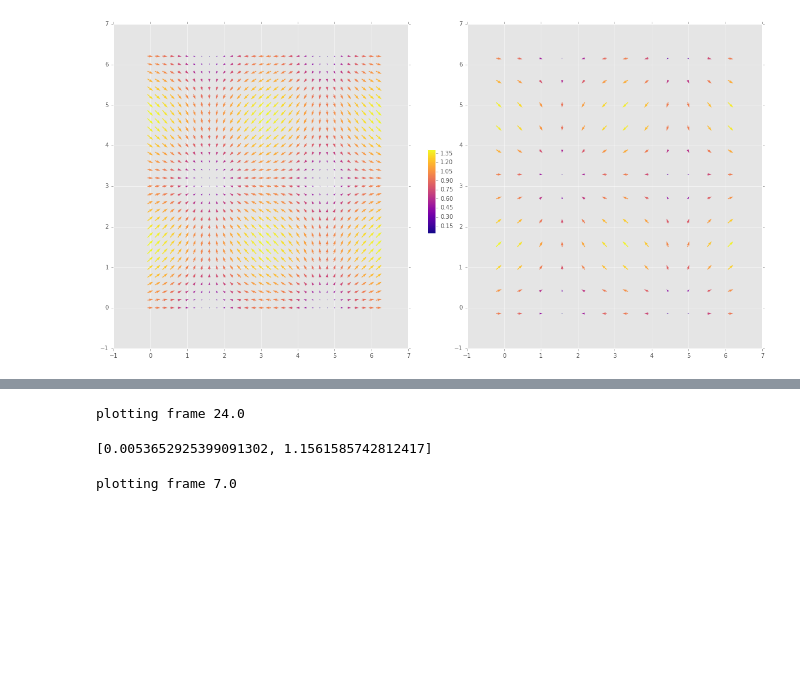
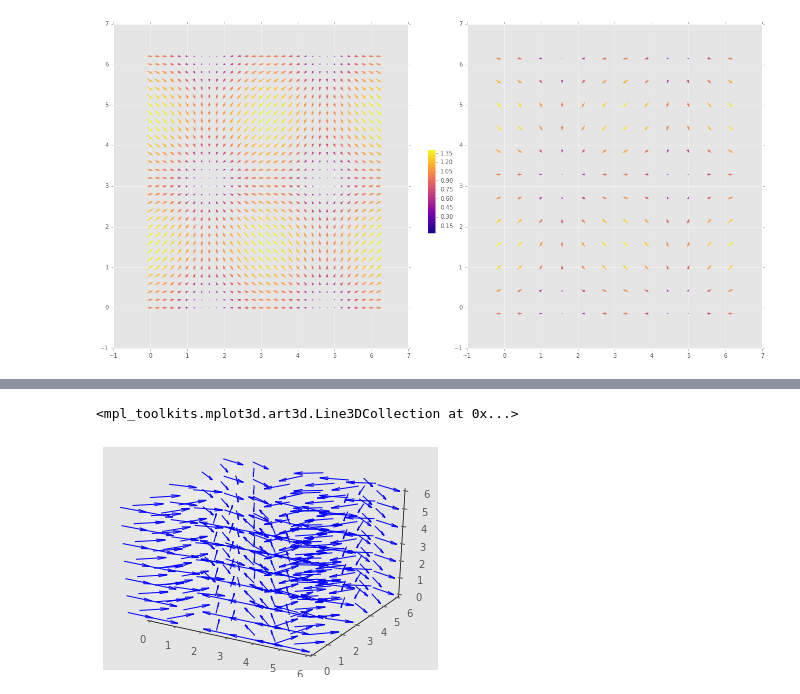
Before and after one commit to amichaut/track_analysis, a Jupyter notebook: codes/analyze_traj.ipynb, the cells around one changed output, grey strips where cells are left out. Saved outputs shown, nothing was run; the diff lists cells and outputs as text; code cells hidden in the pictures; blank space fills up the shorter version.

```diff
--- a/codes/analyze_traj.ipynb
+++ b/codes/analyze_traj.ipynb
@@ -128,12 +108,19 @@ def get_vlim(plot_func,df,data_dir,avg_vfields,**kwargs):
-# %%
-vlim=get_vlim(plot_frame_mean_vel,df,data_dir,avg_vfields)
-# %% [output]
-plotting frame 24.0
-# %%
-vlim
-# %% [output]
-[0.0053652925399091302, 1.1561585742812417]
-# %%
-plot_all_frame(plot_frame_mean_vel,df,data_dir,avg_vfields=avg_vfields,fixed_vlim=vlim)
-# %% [output]
-plotting frame 7.0
+# %%
+from mpl_toolkits.mplot3d import axes3d
+fig = plt.figure()
+ax = fig.gca(projection='3d')
+
+step=1
+
+x, y, z = np.meshgrid(np.arange(0, 2 * np.pi, step),
+                      np.arange(0, 2 * np.pi, step),
+                      np.arange(0, 2 * np.pi, step))
+
+u = np.cos(x)
+v = np.sin(y)
+w = np.ones(x.shape)*(0)
+
+ax.quiver(x, y, z, u, v, w, length=1)
+# %% [output]
+<mpl_toolkits.mplot3d.art3d.Line3DCollection at 0x...>
+[figure, added]
```
Also changed, not shown: parts of 12 cells of this notebook, 1 other file.
